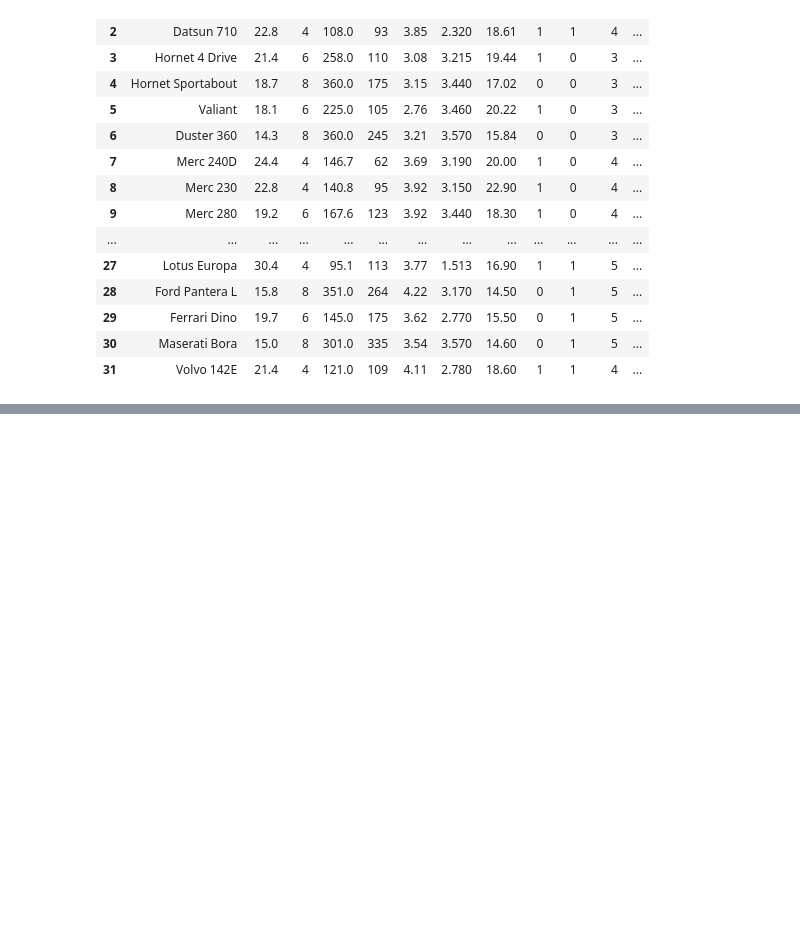
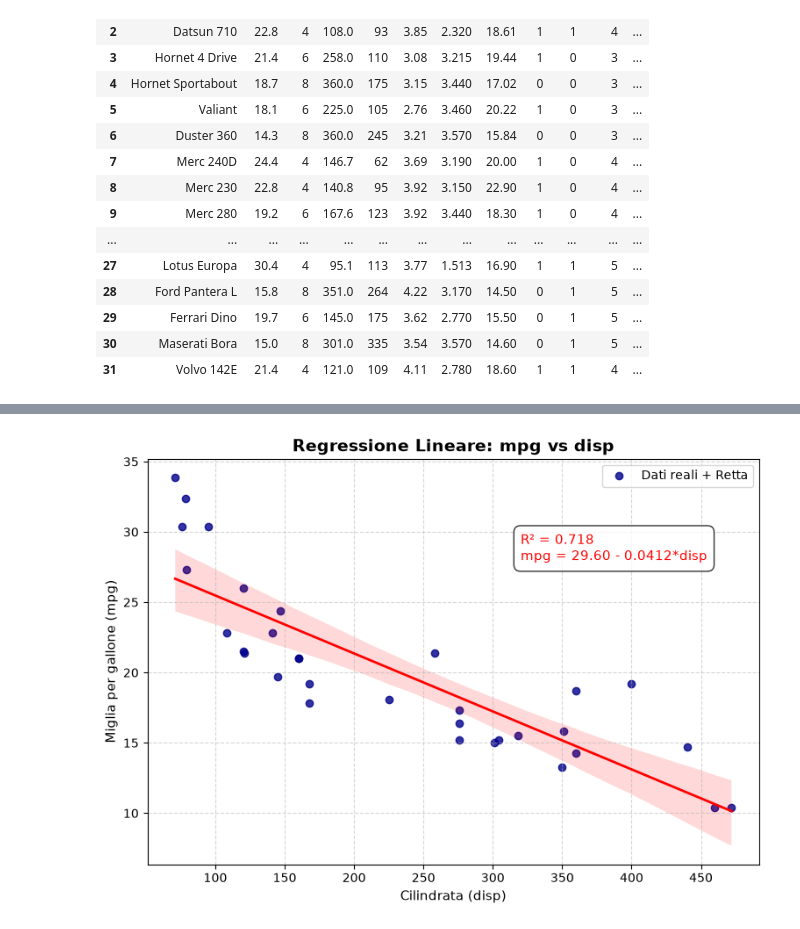
Before and after one commit to paprice3-beep/ProgrammingLab, a Jupyter notebook: 7.4_esercizi_lez7.ipynb, the cells around one changed output, grey strips where cells are left out. Saved outputs shown, nothing was run; the diff lists cells and outputs as text; code cells hidden in the pictures; blank space fills up the shorter version.

```diff
--- a/7.4_esercizi_lez7.ipynb
+++ b/7.4_esercizi_lez7.ipynb
@@ -163,3 +163,69 @@ df
 | 29 | Ferrari Dino | 19.7 | 6 | 145.0 | 175 | 3.62 | 2.770 | 15.50 | 0 | 1 | 5 | ... |
 | 30 | Maserati Bora | 15.0 | 8 | 301.0 | 335 | 3.54 | 3.570 | 14.60 | 0 | 1 | 5 | ... |
 | 31 | Volvo 142E | 21.4 | 4 | 121.0 | 109 | 4.11 | 2.780 | 18.60 | 1 | 1 | 4 | ... |
+# %%
+import pandas as pd
+import numpy as np
+import matplotlib.pyplot as plt
+import seaborn as sns
+import statsmodels.api as sm
+from sklearn.linear_model import LinearRegression
+
+# 1. Caricamento del dataset
+mtcars = sm.datasets.get_rdataset("mtcars", "datasets").data
+
+# Definiamo la variabile indipendente X (disp) e dipendente y (mpg)
+X = mtcars[['disp']]
+y = mtcars['mpg']
+
+
+# APPROCCIO 1: Scikit-Learn (Stile Machine Learning)
+
+modello_sk = LinearRegression()
+modello_sk.fit(X, y)
+
+intercetta = modello_sk.intercept_
+pendenza = modello_sk.coef_[0]
+r_quadrato = modello_sk.score(X, y)
+
+print("=== RISULTATI CON SCIKIT-LEARN ===")
+print(f"Intercetta (β0): {intercetta:.4f}")
+print(f"Pendenza/Coefficiente (β1): {pendenza:.4f}")
+print(f"R² (Coefficiente di determinazione): {r_quadrato:.4f}")
+print(f"Equazione: mpg = {intercetta:.2f} + ({pendenza:.4f}) * disp\n")
+
+
+
+# APPROCCIO 2: Statsmodels (Stile Statistico/Report completo)
+
+
+X_stat = sm.add_constant(X)
+modello_sm = sm.OLS(y, X_stat).fit()
+
+print("=== REPORT STATISTICO COMPLETO ===")
+print(modello_sm.summary())
+
+
+
+# 3. GRAFICO DELLA RETTA DI REGRESSIONE
+
+plt.figure(figsize=(9, 6))
+
+# seaborn gestisce in automatico lo scatter plot e la linea di regressione con intervallo di confidenza
+sns.regplot(data=mtcars, x='disp', y='mpg', color='darkblue',
+            line_kws={"color": "red", "linewidth": 2}, label="Dati reali + Retta")
+
+# Aggiungiamo i dettagli al grafico
+plt.title("Regressione Lineare: mpg vs disp", fontsize=14, fontweight='bold')
+plt.xlabel("Cilindrata (disp)", fontsize=11)
+plt.ylabel("Miglia per gallone (mpg)", fontsize=11)
+
+# Inseriamo l'equazione e l'R² direttamente nel grafico
+testo_grafico = f"R² = {r_quadrato:.3f}\nmpg = {intercetta:.2f} - {abs(pendenza):.4f}*disp"
+plt.text(320, 28, testo_grafico, color='red', fontsize=11,
+         bbox=dict(facecolor='white', alpha=0.8, boxstyle='round,pad=0.5'))
+
+plt.grid(True, linestyle='--', alpha=0.5)
+plt.legend()
+plt.show()
+# %% [output]
@@ -165,0 +249 @@ df
+[figure, added]
```
Also changed, not shown: parts of 1 cell of this notebook, 3 other files.
